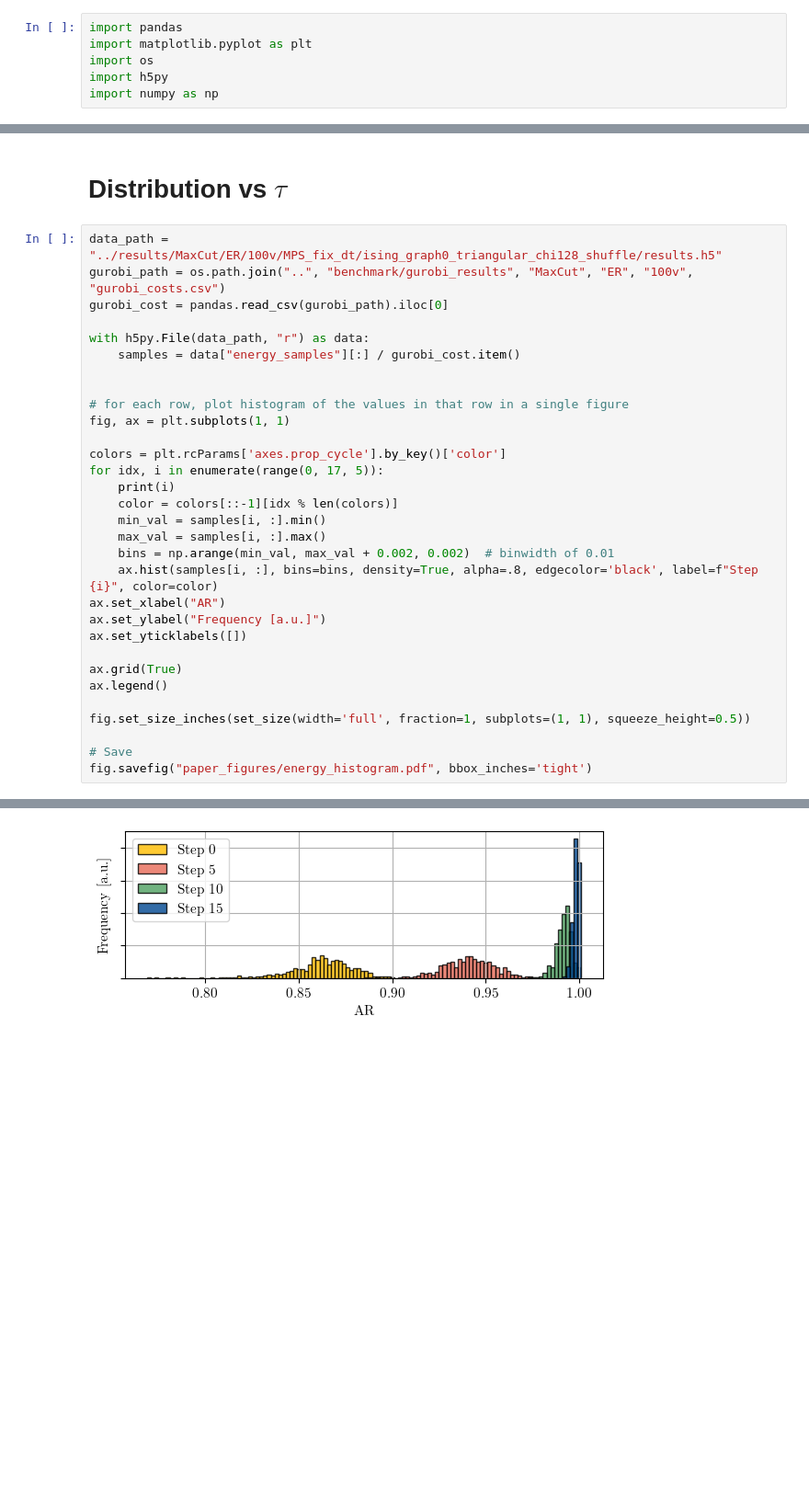
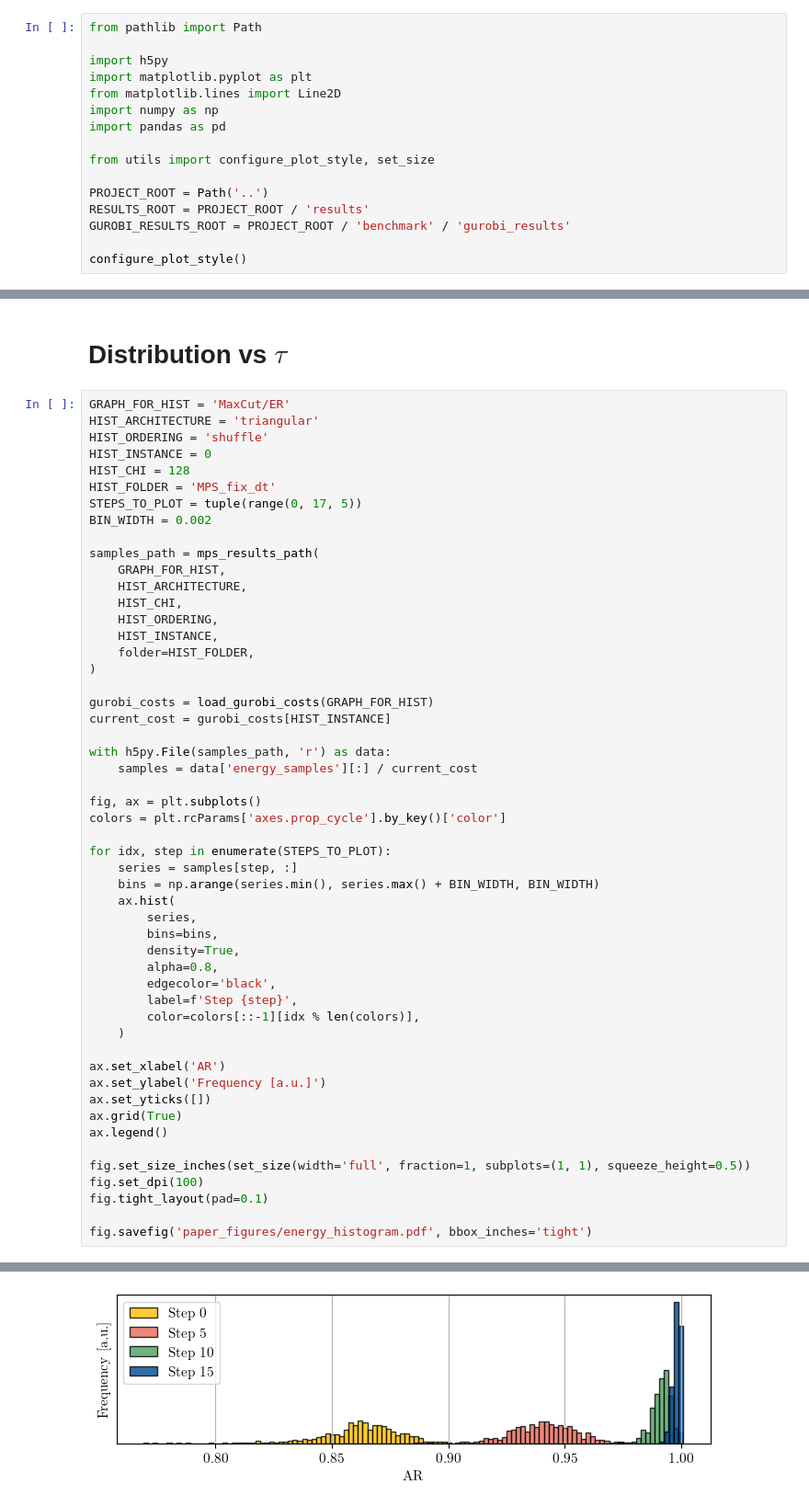
Before and after one commit to erikasgrim/swapnet-mps-ite, a Jupyter notebook: figures/generate_figures_MaxCut.ipynb, the cells around one changed output, grey strips where cells are left out. Shown: that part at 92% size. Drawn from its saved outputs; the diff is of its cells as text; blank space fills up the shorter version.

Commit message:
reformat and add plot utils

```diff
--- a/figures/generate_figures_MaxCut.ipynb
+++ b/figures/generate_figures_MaxCut.ipynb
@@ -1,6 +1,16 @@
 # %%
-import pandas
+from pathlib import Path
+
+import h5py
 import matplotlib.pyplot as plt
-import os
-import h5py
+from matplotlib.lines import Line2D
 import numpy as np
+import pandas as pd
+
+from utils import configure_plot_style, set_size
+
+PROJECT_ROOT = Path('..')
+RESULTS_ROOT = PROJECT_ROOT / 'results'
+GUROBI_RESULTS_ROOT = PROJECT_ROOT / 'benchmark' / 'gurobi_results'
+
+configure_plot_style()
@@ -413,34 +226,55 @@ Avg runtime for chi 128 and SK: 51.330077389081325 +/- 2.2900151438046246
 # %% [markdown]
 # Distribution vs $\tau$
 # %%
-data_path = "../results/MaxCut/ER/100v/MPS_fix_dt/ising_graph0_triangular_chi128_shuffle/results.h5"
-gurobi_path = os.path.join("..", "benchmark/gurobi_results", "MaxCut", "ER", "100v", "gurobi_costs.csv")
-gurobi_cost = pandas.read_csv(gurobi_path).iloc[0]
+GRAPH_FOR_HIST = 'MaxCut/ER'
+HIST_ARCHITECTURE = 'triangular'
+HIST_ORDERING = 'shuffle'
+HIST_INSTANCE = 0
+HIST_CHI = 128
+HIST_FOLDER = 'MPS_fix_dt'
+STEPS_TO_PLOT = tuple(range(0, 17, 5))
+BIN_WIDTH = 0.002
 
-with h5py.File(data_path, "r") as data:
-    samples = data["energy_samples"][:] / gurobi_cost.item()
+samples_path = mps_results_path(
+    GRAPH_FOR_HIST,
+    HIST_ARCHITECTURE,
+    HIST_CHI,
+    HIST_ORDERING,
+    HIST_INSTANCE,
+    folder=HIST_FOLDER,
+)
 
+gurobi_costs = load_gurobi_costs(GRAPH_FOR_HIST)
+current_cost = gurobi_costs[HIST_INSTANCE]
 
-# for each row, plot histogram of the values in that row in a single figure
-fig, ax = plt.subplots(1, 1)
+with h5py.File(samples_path, 'r') as data:
+    samples = data['energy_samples'][:] / current_cost
 
+fig, ax = plt.subplots()
 colors = plt.rcParams['axes.prop_cycle'].by_key()['color']
-for idx, i in enumerate(range(0, 17, 5)):
-    print(i)
-    color = colors[::-1][idx % len(colors)]
-    min_val = samples[i, :].min()
-    max_val = samples[i, :].max()
-    bins = np.arange(min_val, max_val + 0.002, 0.002)  # binwidth of 0.01
-    ax.hist(samples[i, :], bins=bins, density=True, alpha=.8, edgecolor='black', label=f"Step {i}", color=color)
-ax.set_xlabel("AR")
-ax.set_ylabel("Frequency [a.u.]")
-ax.set_yticklabels([])
 
+for idx, step in enumerate(STEPS_TO_PLOT):
+    series = samples[step, :]
+    bins = np.arange(series.min(), series.max() + BIN_WIDTH, BIN_WIDTH)
+    ax.hist(
+        series,
+        bins=bins,
+        density=True,
+        alpha=0.8,
+        edgecolor='black',
+        label=f'Step {step}',
+        color=colors[::-1][idx % len(colors)],
+    )
+
+ax.set_xlabel('AR')
+ax.set_ylabel('Frequency [a.u.]')
+ax.set_yticks([])
 ax.grid(True)
 ax.legend()
 
 fig.set_size_inches(set_size(width='full', fraction=1, subplots=(1, 1), squeeze_height=0.5))
+fig.set_dpi(100)
+fig.tight_layout(pad=0.1)
 
-# Save
-fig.savefig("paper_figures/energy_histogram.pdf", bbox_inches='tight')
+fig.savefig('paper_figures/energy_histogram.pdf', bbox_inches='tight')
 # %% [output]
@@ -451 +281 @@ fig.savefig("paper_figures/energy_histogram.pdf", bbox_inches='tight')
-[figure, old version]
+[figure, new version]
```
Also changed, not shown: parts of 8 cells of this notebook, 8 other files.
